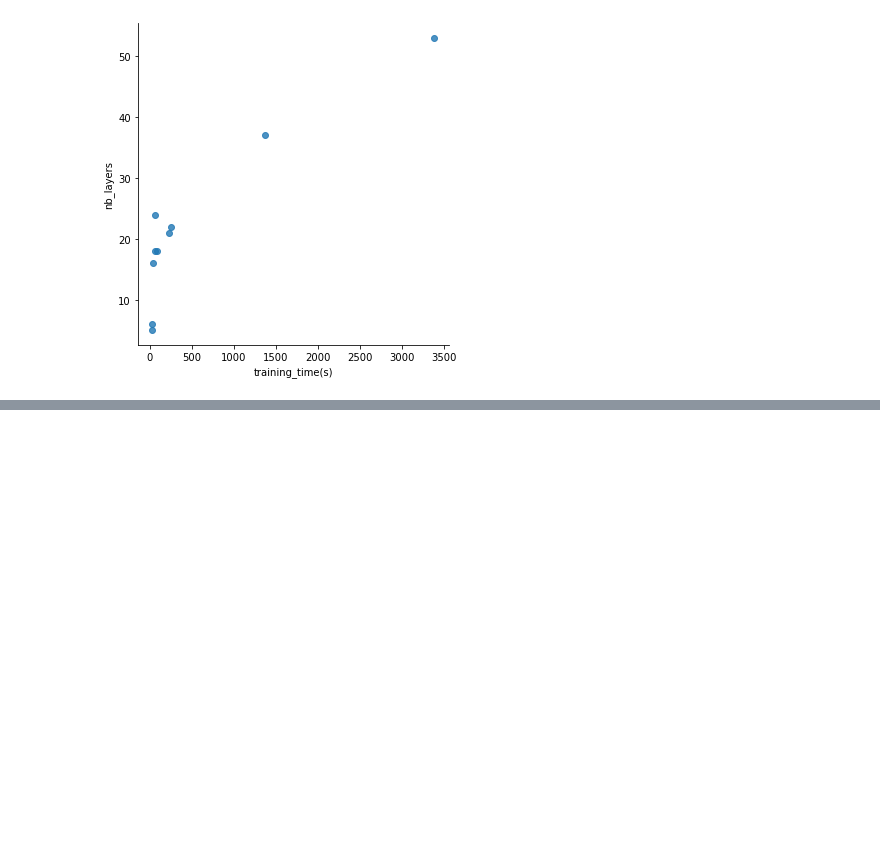
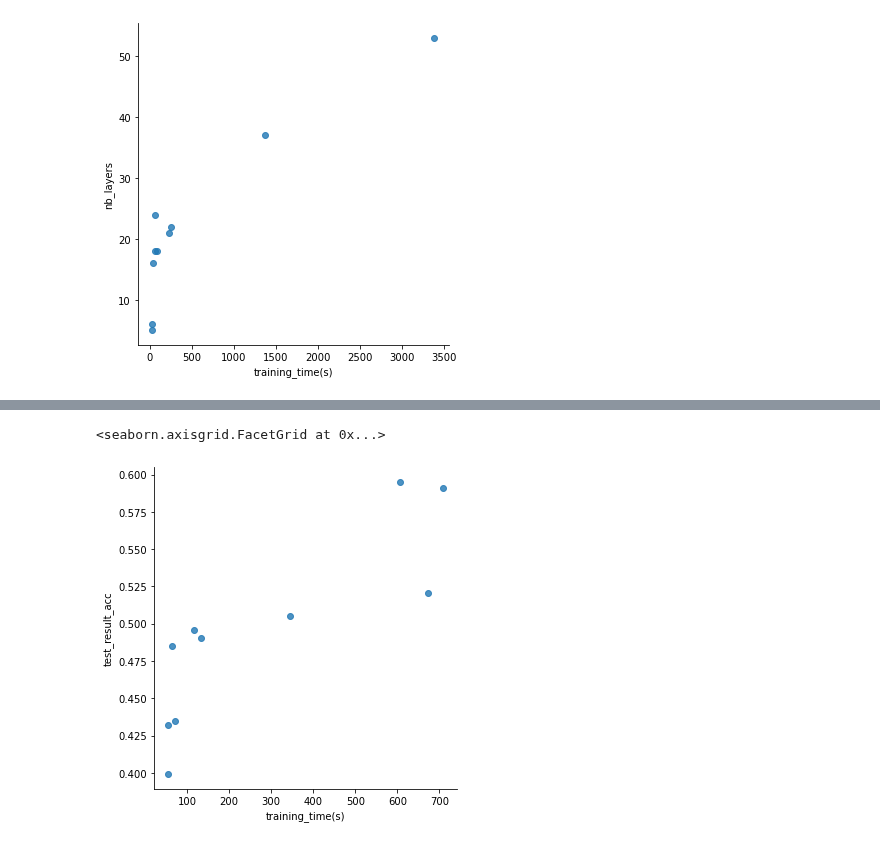
Before and after one commit to AntoineGr1/Memoire_code, a Jupyter notebook: Analyse_resnet_gen_result.ipynb, the cells around one changed output, grey strips where cells are left out. Saved outputs shown, nothing was run; the diff lists cells and outputs as text; code cells hidden in the pictures; blank space fills up the shorter version.

```diff
--- a/Analyse_resnet_gen_result.ipynb
+++ b/Analyse_resnet_gen_result.ipynb
@@ -206,0 +223,10 @@ sns.lmplot(
+# %%
+sns.lmplot(
+    x='training_time(s)',
+    y='test_result_acc',
+    data=test4,
+    fit_reg=False
+)
+# %% [output]
+<seaborn.axisgrid.FacetGrid at 0x...>
+[figure, added]
```
Also changed, not shown: parts of 8 cells of this notebook, 33 other files.
